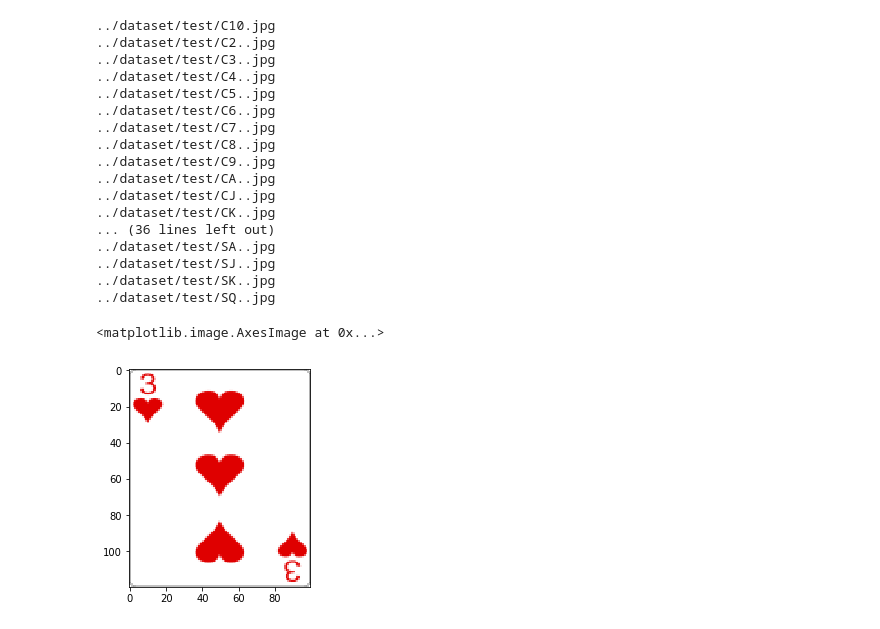
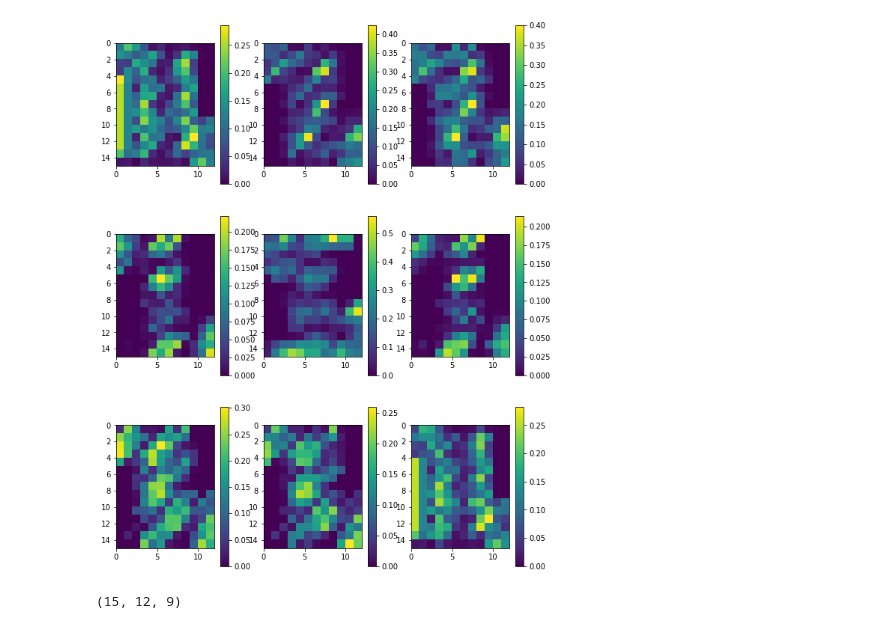
Before and after one commit to KangDoHyeong/PlayingCardsDetection, a Jupyter notebook: Doh/1205 HOG.ipynb, the cells around one changed output. Saved outputs shown, nothing was run; the diff lists cells and outputs as text; code cells hidden in the pictures.

```diff
--- a/Doh/1205 HOG.ipynb
+++ b/Doh/1205 HOG.ipynb
@@ -3,35 +3,47 @@ import numpy as np
 import cv2
 import matplotlib.pyplot as plt
 import os
-# %%
-for i in os.listdir('../dataset/card_deck1'):
-    img = cv2.imread('../dataset/card_deck1/'+i)
-#     plt.imshow(img)
-    print('../dataset/test/'+i[:3]+'.jpg')
-    cv2.imwrite( '../dataset/test/'+i[:2]+'.jpg',img)
-# %% [output]
-../dataset/test/C10.jpg
-../dataset/test/C2..jpg
-../dataset/test/C3..jpg
-../dataset/test/C4..jpg
-../dataset/test/C5..jpg
-../dataset/test/C6..jpg
-../dataset/test/C7..jpg
-../dataset/test/C8..jpg
-../dataset/test/C9..jpg
-../dataset/test/CA..jpg
-../dataset/test/CJ..jpg
-../dataset/test/CK..jpg
-... (36 lines left out)
-../dataset/test/SA..jpg
-../dataset/test/SJ..jpg
-../dataset/test/SK..jpg
-../dataset/test/SQ..jpg
-# %%
-image = cv2.imread('../dataset/card_deck1/H3.png')
-gray = cv2.cvtColor(image, cv2.COLOR_RGB2GRAY)
-
-plt.imshow(cv2.cvtColor(image, cv2.COLOR_RGB2BGR))
-# %% [output]
-<matplotlib.image.AxesImage at 0x...>
-[figure, removed]
+# %%
+def myHog(image, cell_size_y, cell_size_x, blocksize_y, blocksize_x, bins):
+    gray = cv2.cvtColor(image, cv2.COLOR_RGB2GRAY)
+    cell_size = (cell_size_y, cell_size_x)
+    block_size = (blocksize_y, blocksize_x)
+    nbins = bins
+    hog = cv2.HOGDescriptor(_winSize = (gray.shape[1]//cell_size[1] * cell_size[1],
+                                       gray.shape[0] // cell_size[0] * cell_size[0]),
+                           _blockSize = (block_size[1] * cell_size[1],
+                                        block_size[0] * cell_size[0]),
+                           _blockStride = (cell_size[1], cell_size[0]),
+                           _cellSize = (cell_size[1], cell_size[0]),
+                           _nbins = nbins)
+    n_cells = (gray.shape[0]//cell_size[0], gray.shape[1]//cell_size[1])
+
+    hog_feats = hog.compute(gray).reshape(n_cells[1] - block_size[1]+1,
+                                          n_cells[0] - block_size[0] +1,
+                                          block_size[0], block_size[1], nbins).transpose((1,0,2,3,4))
+    gradients = np.zeros((n_cells[0], n_cells[1], nbins))
+    cell_counts = np.full((n_cells[0], n_cells[1], 1), 0, dtype = int)
+    for off_y in range(block_size[0]):
+        for off_x in range(block_size[1]):
+            gradients[off_y:n_cells[0] - block_size[0] + off_y +1,
+                     off_x:n_cells[1] - block_size[1] + off_x +1] += hog_feats[:, :, off_y, off_x, :]
+            cell_counts[off_y:n_cells[0] - block_size[0] + off_y +1,
+                      off_x:n_cells[1] - block_size[1] + off_x +1] +=1
+
+    gradients /= cell_counts
+    plt.figure(figsize=(10,nbins*2))
+    for i in range(nbins):
+        plt.subplot((nbins/3)+1,3,i+1)
+        color_bins = i
+        plt.pcolor(gradients[:,:,color_bins])
+        plt.gca().invert_yaxis()
+        plt.gca().set_aspect('equal', adjustable='box')
+        plt.colorbar()
+    plt.show()
+    return gradients.shape
+# %%
+image = cv2.imread('../dataset/card_deck1/H3.jpg')
+myHog(image, 8, 8, 2, 2, 9)
+# %% [output]
+[figure, added]
+(15, 12, 9)
```
Also changed, not shown: parts of 2 cells of this notebook, 11 other files.
